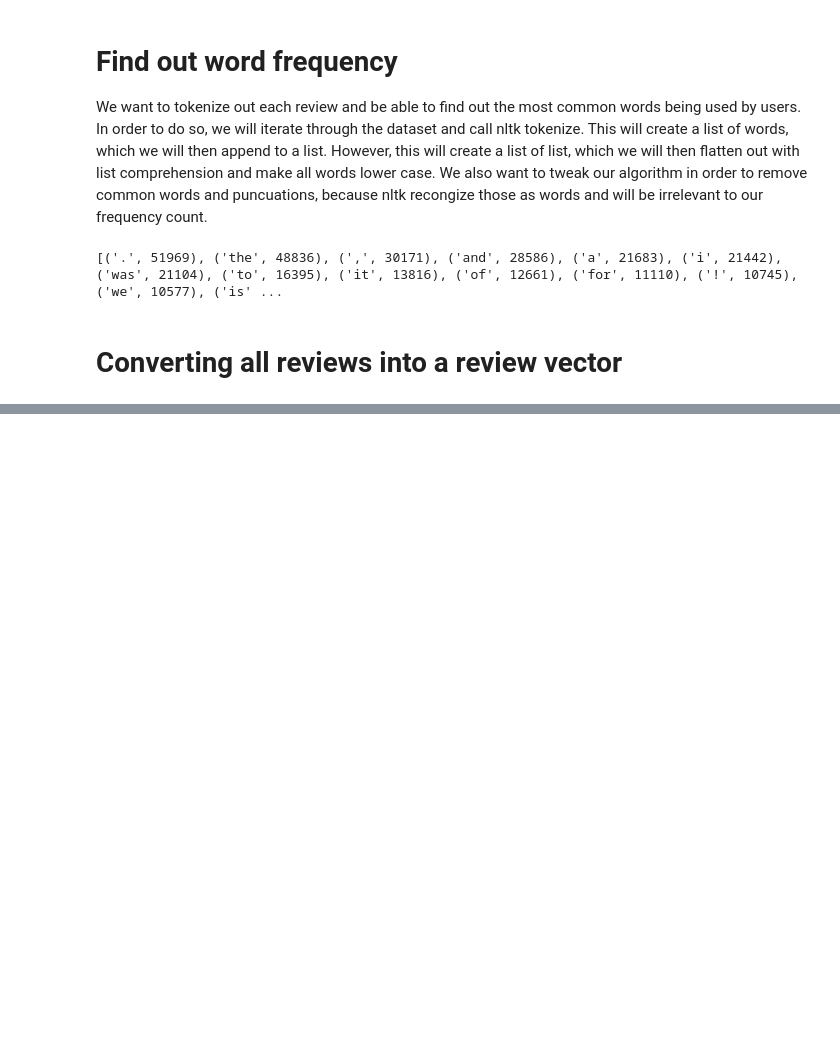
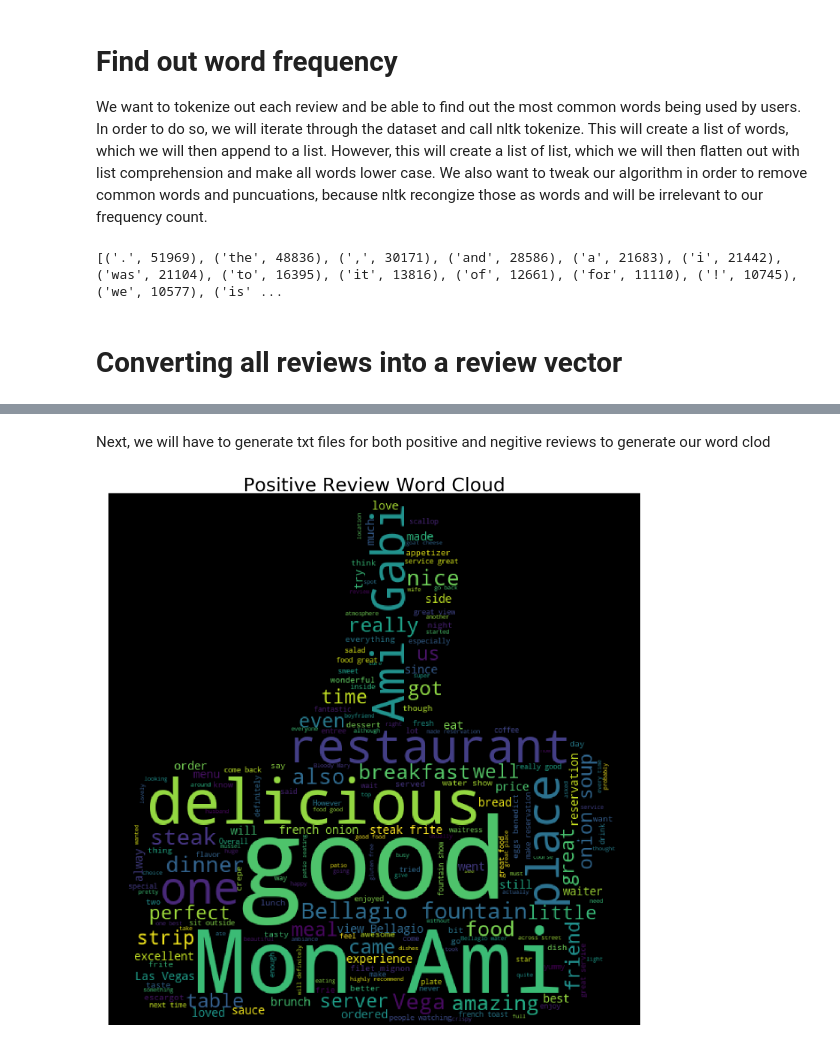
Before and after one commit to NathanNguyen345/Yelp-NLP, a Jupyter notebook: Yelp NLP.ipynb, the cells around one changed output, grey strips where cells are left out. Drawn from its saved outputs; the diff is of its cells as text; code cells hidden in the pictures; blank space fills up the shorter version.

Commit message:
Word Cloud

```diff
--- a/Yelp NLP.ipynb
+++ b/Yelp NLP.ipynb
@@ -323,0 +333,2 @@ matrix([[ 0.07469036,  0.0146185 , -0.16116832, -0.08068287, -0.12727386,
+# %% [markdown]
+Next, we will have to generate txt files for both positive and negitive reviews to generate our word clod
@@ -323,0 +359,33 @@ matrix([[ 0.07469036,  0.0146185 , -0.16116832, -0.08068287, -0.12727386,
+# %%
+"""
+    This function will generate word cloud given a text string.
+    @param: corpus and title for the word cloud
+"""
+def generate_wordcloud(content, title, fp):
+
+    fp = 'Img/{}.png'.format(fp)
+
+    mask = np.array(Image.open(fp))
+
+
+    word_cloud = WordCloud(background_color='black',
+                           mode='RGB',
+                           mask=mask,
+                           width=2000,
+                           height=1000).generate(content)
+
+    plt.figure(figsize=(25,20))
+    plt.axis('off')
+    plt.tight_layout(pad=0)
+    plt.title(title, fontsize=50)
+    plt.imshow(word_cloud)
+# %%
+with open('txt_files/pos_review_text.txt', 'r') as pos_review_text:
+    pos_content = pos_review_text.read()
+
+with open('txt_files/neg_review_text.txt', 'r') as neg_review_text:
+    neg_content = neg_review_text.read()
+# %%
+generate_wordcloud(pos_content, "Positive Review Word Cloud", 't_up')
+# %% [output]
+[figure, added]
```
Also changed, not shown: parts of 14 cells of this notebook, 8 other files.
